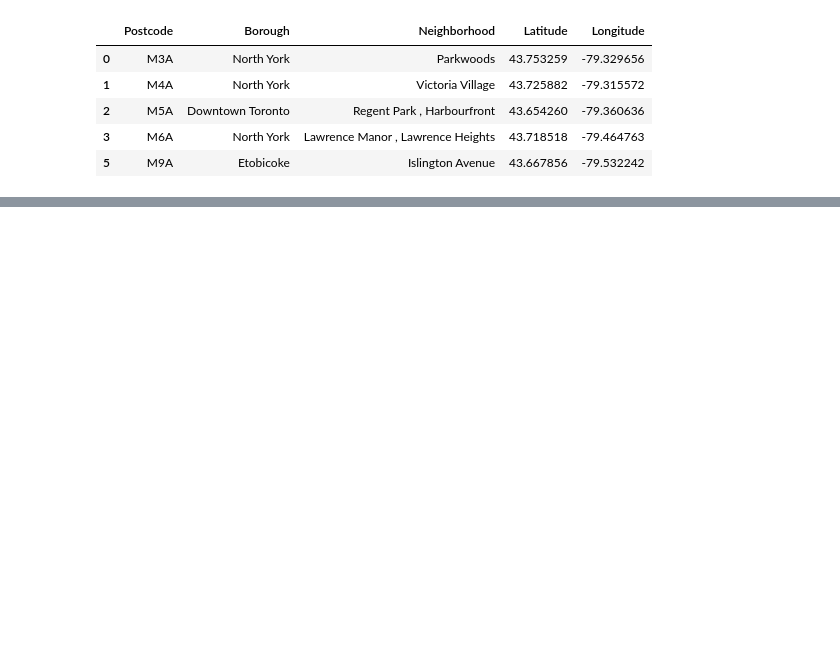
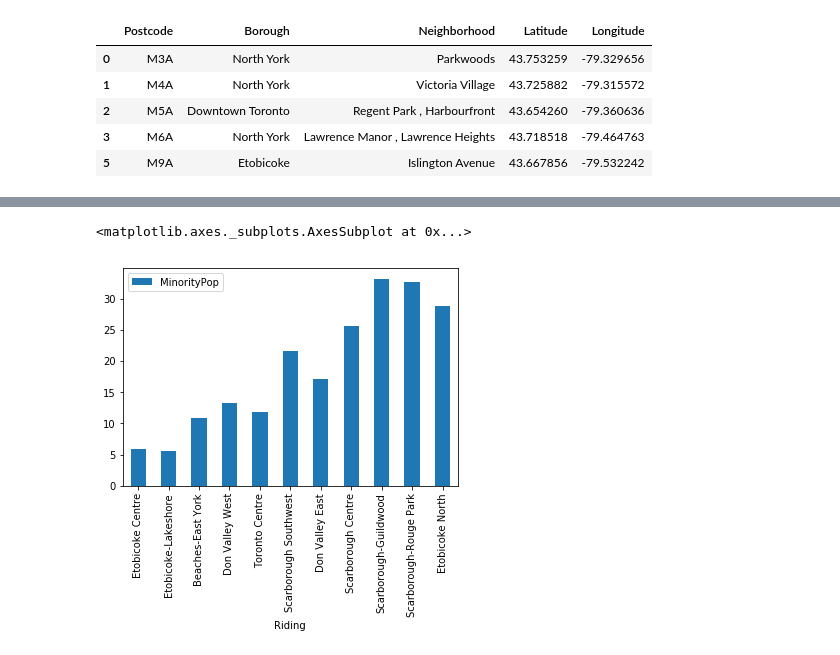
Before and after one commit to Amtul-Aziz/Applied-DS-Capstone, a Jupyter notebook: Final-assessment.ipynb, the cells around one changed output, grey strips where cells are left out. Cells and saved outputs as stored; diff of their text form; code cells hidden in the pictures; blank space fills up the shorter version.

```diff
--- a/Final-assessment.ipynb
+++ b/Final-assessment.ipynb
@@ -307,5 +219,5 @@ Neg_data.head(100)
 # %%
-pop_df=pd.read_html('https://en.wikipedia.org/wiki/Demographics_of_Toronto')[7]
+pop_df=pd.read_html('https://en.wikipedia.org/wiki/Demographics_of_Toronto')[6]
 # %%
 pop_df.head()
 # %% [output]
@@ -665,0 +578,2 @@ toronto_merged1.loc[toronto_merged1['Borough']=='Etobicoke North']
+# %%
+sa_pop=pop_df1[pop_df1.Minority=='South Asian']  ##toronto_venues[toronto_venues['Venue Category'] == 'Indian Restaurant']
@@ -665,0 +595,5 @@ toronto_merged1.loc[toronto_merged1['Borough']=='Etobicoke North']
+# %%
+sa_pop.plot.bar(y='MinorityPop',x='Riding')
+# %% [output]
+<matplotlib.axes._subplots.AxesSubplot at 0x...>
+[figure, added]
```
Also changed, not shown: parts of 35 cells of this notebook.
